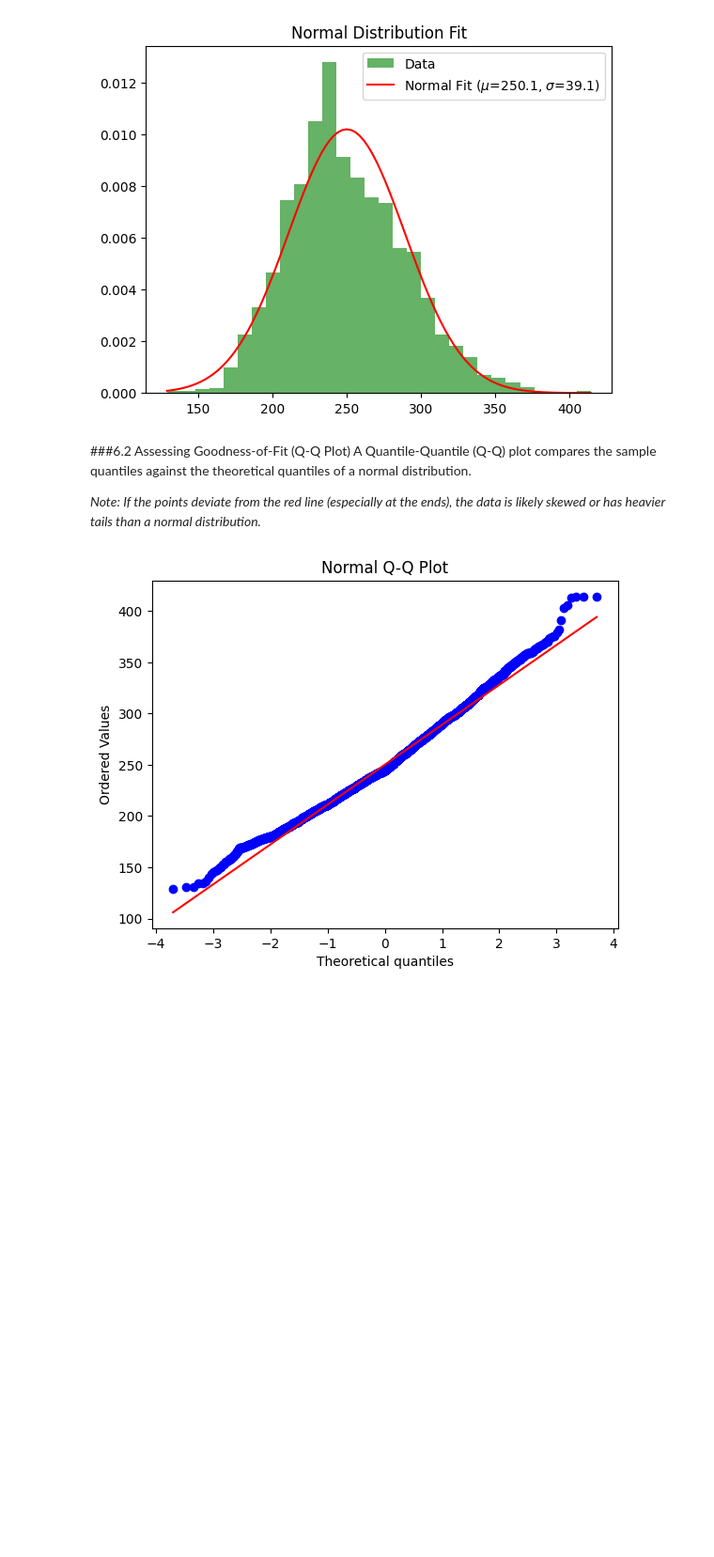
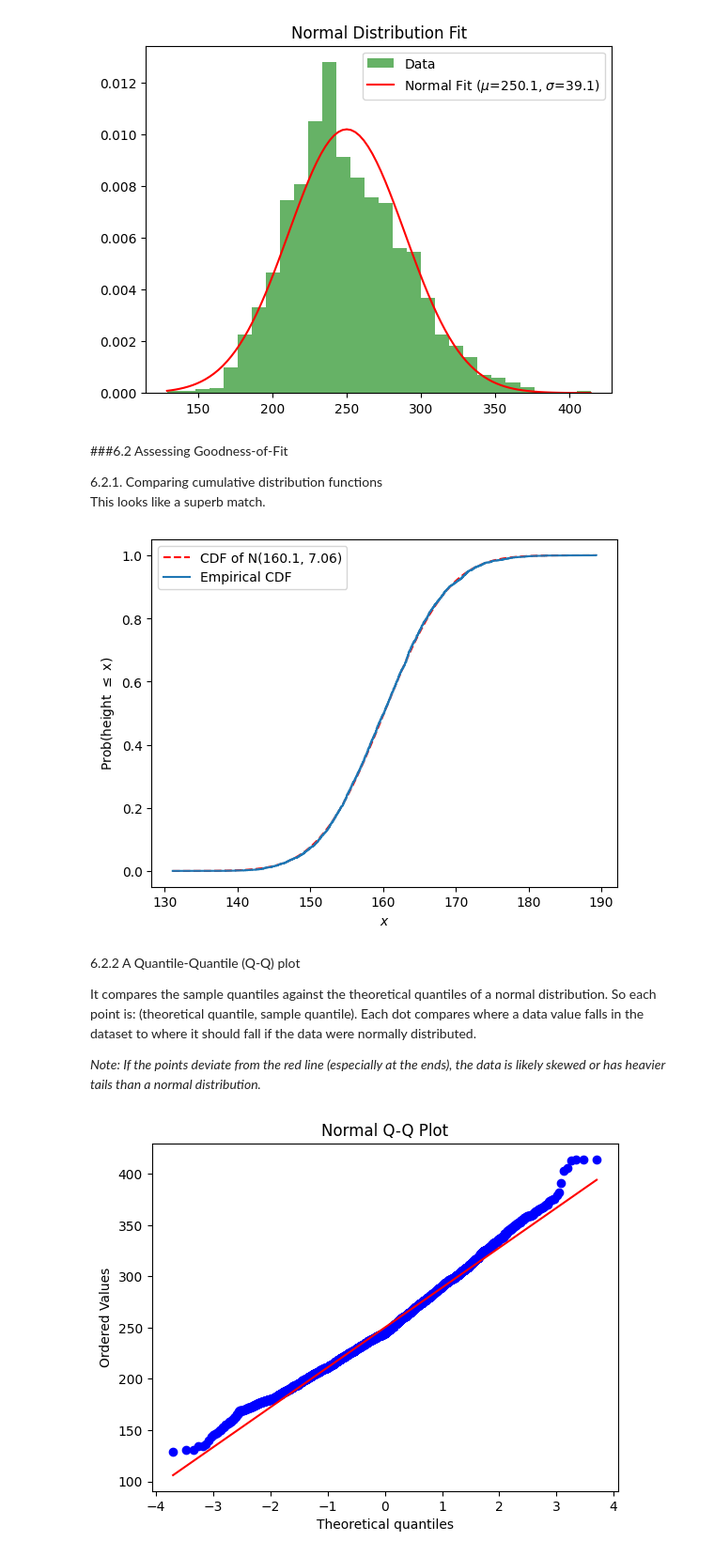
Before and after one commit to adong-hood/cs200, a Jupyter notebook: assignment2_descriptive_statistics.ipynb, the cells around one changed output. Shown at 94% size. Cells and saved outputs as stored; diff of their text form; code cells hidden in the pictures; blank space fills up the shorter version.

```diff
--- a/assignment2_descriptive_statistics.ipynb
+++ b/assignment2_descriptive_statistics.ipynb
@@ -170,9 +189,28 @@ plt.legend()
 plt.show()
 # %% [output]
 [figure]
+# %% [markdown]
+###6.2 Assessing Goodness-of-Fit
+
+6.2.1. Comparing cumulative distribution functions <br>
+This looks like a superb match.
+# %%
+mu, sigma = st.norm.fit(heights)
+x = np.linspace(np.min(heights), np.max(heights), 1001)
+probs = st.norm.cdf(x, mu, sigma)  # computer the CDF at many points
+plt.plot(x, probs, "r--", label=f"CDF of N({mu:.1f}, {sigma:.2f})")
+heights_sorted = np.sort(heights)
+plt.plot(heights_sorted, np.arange(1, len(heights)+1)/len(heights), drawstyle="steps-post", label="Empirical CDF")
+plt.xlabel("$x$")
+plt.ylabel("Prob(height $\\leq$ x)")
+plt.legend()
+plt.show()
+# %% [output]
+[figure, added]
 # %% [markdown]
-###6.2 Assessing Goodness-of-Fit (Q-Q Plot)
-A Quantile-Quantile (Q-Q) plot compares the sample quantiles against the theoretical quantiles of a normal distribution.
+6.2.2 A Quantile-Quantile (Q-Q) plot
+
+It compares the sample quantiles against the theoretical quantiles of a normal distribution. So each point is: (theoretical quantile, sample quantile). Each dot compares where a data value falls in the dataset to where it should fall if the data were normally distributed.
 
 *Note: If the points deviate from the red line (especially at the ends), the data is likely skewed or has heavier tails than a normal distribution.*
 # %%
```
Also changed, not shown: parts of 25 cells of this notebook.
